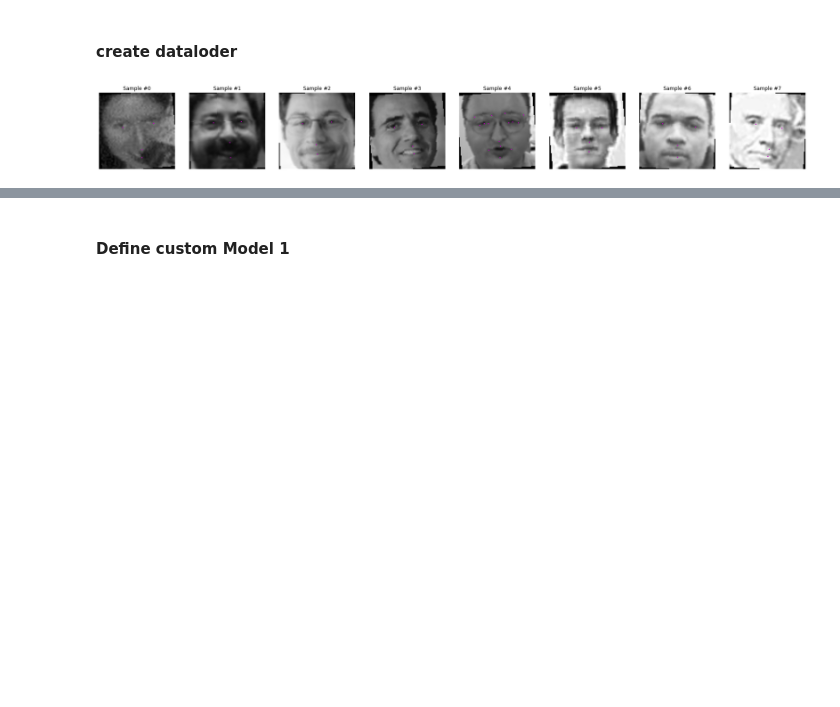
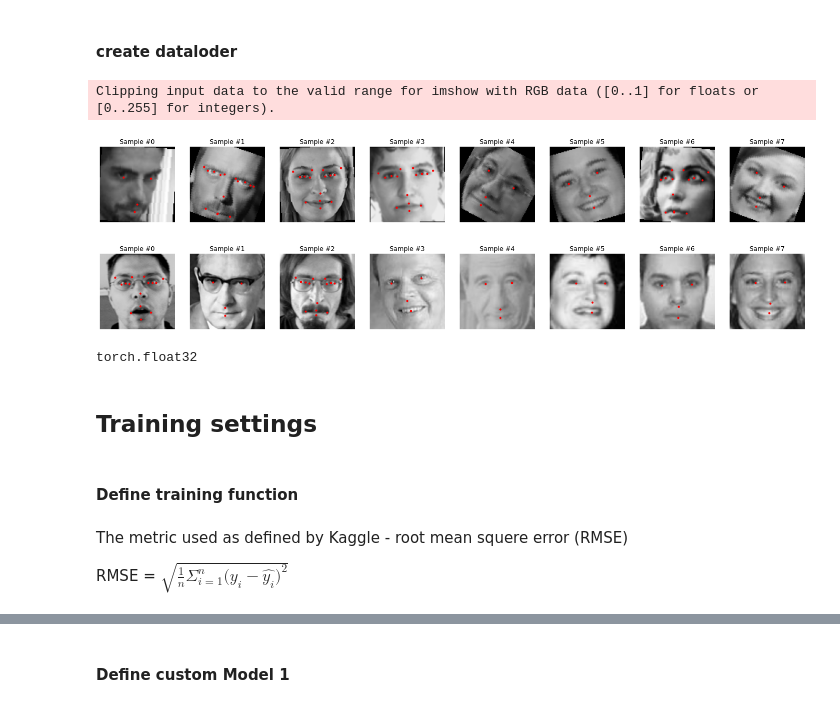
Before and after one commit to orilib/PyTorch, a Jupyter notebook: FacialKeypointsDetection.ipynb, the cells around one changed output, grey strips where cells are left out. Cells and saved outputs as stored; diff of their text form; code cells hidden in the pictures; blank space fills up the shorter version.

```diff
--- a/FacialKeypointsDetection.ipynb
+++ b/FacialKeypointsDetection.ipynb
@@ -333,28 +378,31 @@ Clipping input data to the valid range for imshow with RGB data ([0..1] for floa
 # %% [markdown]
 #### create dataloder
 # %%
-# split 80/20
-split_ls = [int(0.8*len(face_dataset)), len(face_dataset) - int(0.8*len(face_dataset))]
-train_set,val_set = torch.utils.data.random_split(face_dataset, split_ls)
-
 batch_size=32
-# dataloader = DataLoader(face_dataset, batch_size=1, shuffle=False, num_workers=0) # temporary
-dataloader = DataLoader(train_set, batch_size=batch_size, shuffle=True, num_workers=0)
-dataloader_val = DataLoader(val_set, batch_size=batch_size, shuffle=True, num_workers=0)
+dataloader = DataLoader(train_face_dataset, batch_size=batch_size, shuffle=True, num_workers=0)
+dataloader_val = DataLoader(val_face_dataset, batch_size=batch_size, shuffle=True, num_workers=0)
-# %%
-#show dataloader next mini batch
-data_sample = iter(dataloader).next()
-
-show_batch_samples(data_sample, number=8 ,ordered=True, dataloader=True)
-
-# samples, keysPts, mask = data_sample['image'], data_sample['key_pts'], data_sample['mask']
-# print(samples.shape, keysPts.shape)
-# fig = plt.figure(figsize=(10,40))
-# for i in range(min(samples.shape[0],4)):
-#     print(i, samples[i].shape, keysPts[i].shape , sum(sample['mask'].flatten())//2,'points')
-#     ax = plt.subplot(1, 4, i + 1)
-#     plt.tight_layout()
-#     ax.axis('off')
-#     show_keypoints(samples[i], keysPts[i], mask[i])
-# %% [output]
-[figure, removed]
+# %%
+#show dataloader next mini batch
+val_data_sample, train_data_sample = iter(dataloader_val).next(), iter(dataloader).next()
+show_batch_samples(train_data_sample, img_number=8 ,ordered=True, dataloader=True)
+show_batch_samples(val_data_sample, img_number=8 ,ordered=True, dataloader=True)
+# %% [output]
+Clipping input data to the valid range for imshow with RGB data ([0..1] for floats or [0..255] for integers).
+[figure, added]
+[figure, added]
+# %%
+# val_data_sample['image'] = val_data_sample['image'].to(dtype=torch.float32)
+# type(val_data_sample['image'])
+val_data_sample['image'].dtype
+# torch.Tensor()
+# torch.dtype
+# %% [output]
+torch.float32
+# %% [markdown]
+## Training settings
+# %% [markdown]
+#### Define training function
+# %% [markdown]
+The metric used as defined by Kaggle - root mean squere error (RMSE)
+
+RMSE = $\sqrt{\frac{1}{n}\Sigma_{i=1}^{n}{\Big({y_i -\hat{y_i}}\Big)^2}}$
```
Also changed, not shown: parts of 130 cells of this notebook.
